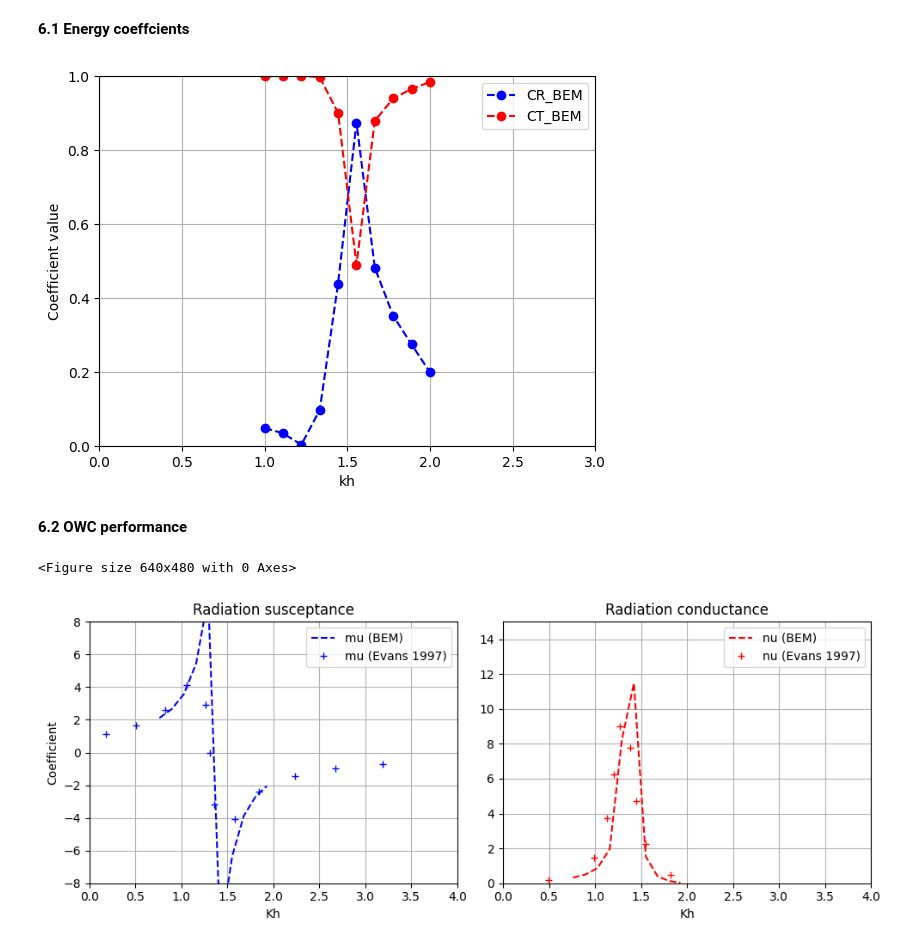
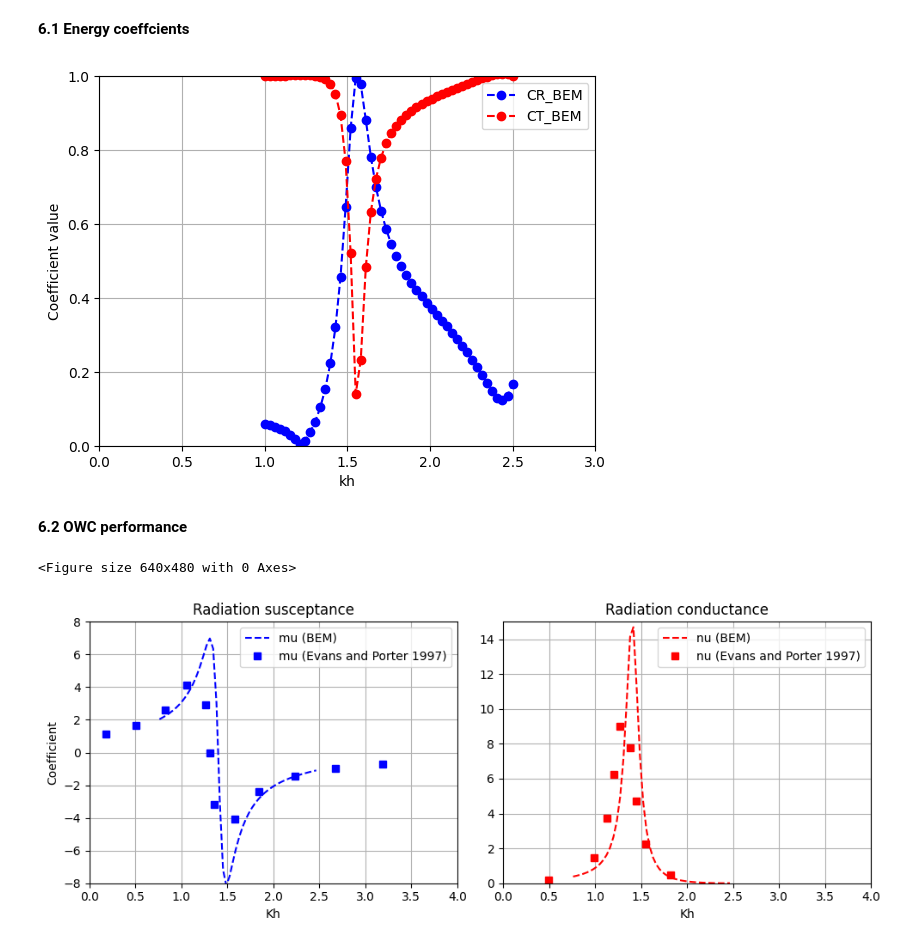
Before and after one commit to AyrtonAMedinaR/Boundary_Element_Method, a Jupyter notebook: Example_10_Thin_cylindrical_OWC_device/EXE_thin_cylindrical_OWC.ipynb, the cells around one changed output. Cells and saved outputs as stored; diff of their text form; code cells hidden in the pictures.

```diff
--- a/Example_10_Thin_cylindrical_OWC_device/EXE_thin_cylindrical_OWC.ipynb
+++ b/Example_10_Thin_cylindrical_OWC_device/EXE_thin_cylindrical_OWC.ipynb
@@ -71,14 +71,14 @@ from mpl_toolkits.mplot3d import Axes3D  # activates 3D plotting
 # %%
 # FLUID DOMAIN
 DEPTH         = 8.00;
-WIDTH_CHANNEL = 3*DEPTH;
+WIDTH_CHANNEL = 20;
 
 # Structure geometry
 RADIUS       = (1/2)*DEPTH
 DRAFT        = (1/2)*DEPTH
 
 # Length of the incident region
-LX = 3*DEPTH
+LX = 2*DEPTH
 
 # Distance from the exterior radius to the square that encloses the OWC
 DX = (1/16)*DEPTH
@@ -99,10 +99,10 @@ MAIN_MESH(DEPTH,WIDTH_CHANNEL,RADIUS,DRAFT,LX,DX,LOC_STRUCT_X,LOC_STRUCT_Y)
 **2.2 Wave parameters and frequency range**
 # %%
 # Number of frequencies / wave cases
-ttmax = 10
+ttmax = 50
 
 # Dimensionless wavenumber (k*h)
-kh = np.linspace(1.0, 2.0, ttmax)
+kh = np.linspace(1.0, 2.5, ttmax)
 
 # Wave height
 Wave_height = 0.1
@@ -394,7 +394,7 @@ plt.savefig("CR_CT.pdf")
 # Optional: display the plot
 plt.show()
 # %% [output]
-[figure, old version]
+[figure, new version]
 # %% [markdown]
 **6.2 OWC performance**
 # %%
@@ -416,36 +416,36 @@ nu_bh_12 = np.array([
 
 plt.figure()
 
 # Create figure with 2 plots side by side
 fig, (ax1, ax2) = plt.subplots(1, 2, figsize=(10,4))
 
 # --- Horizontal force ---
 ax1.plot(Kh, mu, 'b--', label='mu (BEM)')
-ax1.plot(mu_bh_12[:,0], mu_bh_12[:,1], 'b+', label='mu (Evans 1997)')
+ax1.plot(mu_bh_12[:,0], mu_bh_12[:,1], 'bs', label='mu (Evans and Porter 1997)')
 ax1.set_xlim([0,4])
 ax1.set_ylim([-8.0,8.0])
 ax1.set_xlabel('Kh')
 ax1.set_ylabel('Coefficient')
 ax1.set_title('Radiation susceptance')
 ax1.grid(True)
 ax1.legend()
 
 # --- Vertical force ---
 ax2.plot(Kh, nu, 'r--', label='nu (BEM)')
-ax2.plot(nu_bh_12[:,0], nu_bh_12[:,1], 'r+', label='nu (Evans 1997)')
+ax2.plot(nu_bh_12[:,0], nu_bh_12[:,1], 'rs', label='nu (Evans and Porter 1997)')
 ax2.set_xlim([0,4])
 ax2.set_ylim([0,15.0])
 ax2.set_xlabel('Kh')
 ax2.set_title('Radiation conductance')
 ax2.grid(True)
 ax2.legend()
 
 plt.tight_layout()
 plt.savefig("mu_nu_side_by_side.pdf")
 plt.show()
 # %% [output]
 <Figure size 640x480 with 0 Axes>
-[figure, old version]
+[figure, new version]
 # %%
 plt.figure()
 
```
Also changed, not shown: parts of 3 cells of this notebook, 16 other files.
